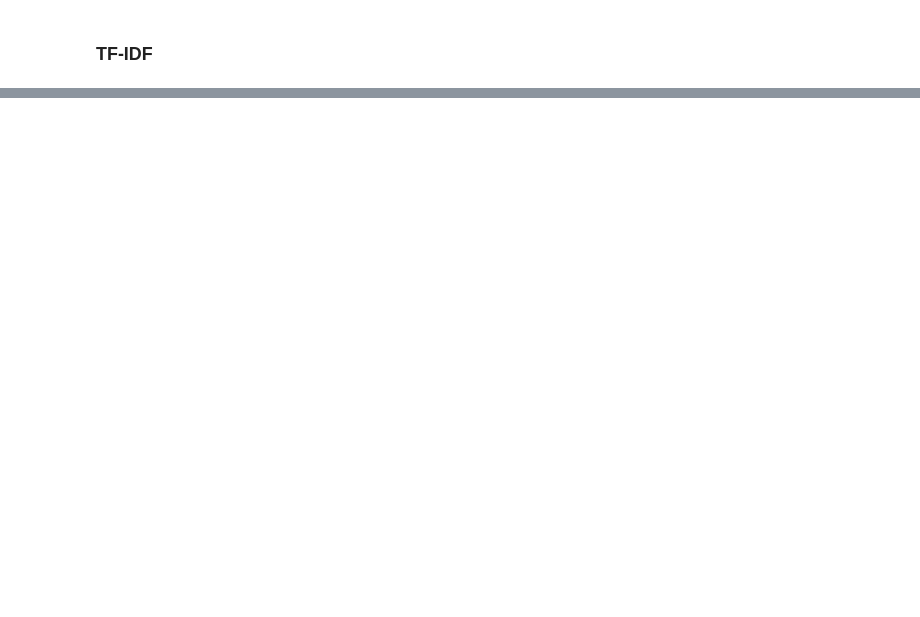
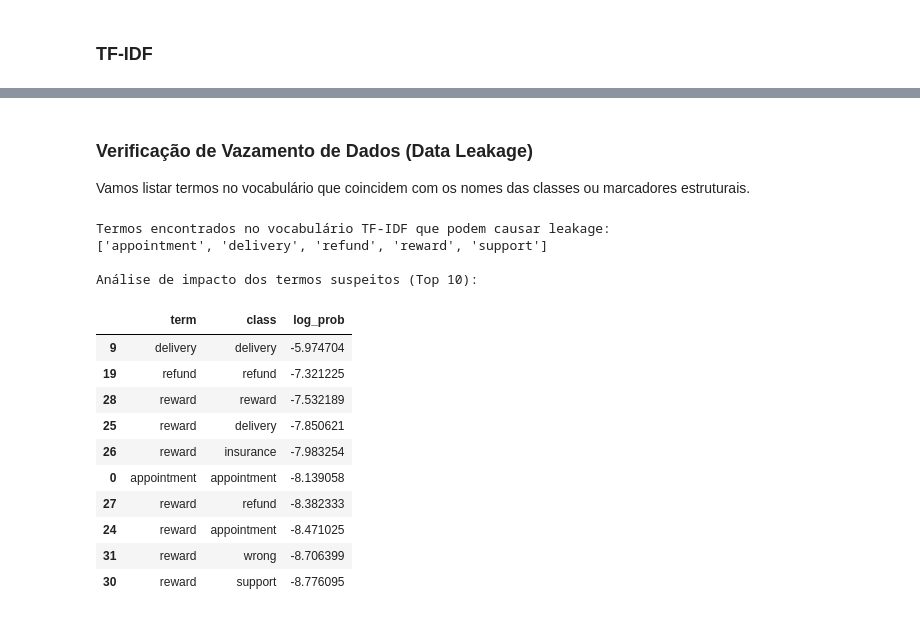
Before and after one commit to Joaoplims/NLP-HandsOn, a Jupyter notebook: HOF02/HOF02_IntentionalityFilter.ipynb, the cells around one changed output, grey strips where cells are left out. Saved outputs shown, nothing was run; the diff lists cells and outputs as text; code cells hidden in the pictures; blank space fills up the shorter version.

```diff
--- a/HOF02/HOF02_IntentionalityFilter.ipynb
+++ b/HOF02/HOF02_IntentionalityFilter.ipynb
@@ -618,0 +487,17 @@ Nomes de classes encontrados no vocabulário do TF-IDF: ['appointment', 'deliver
+# %%
+import numpy as np
+
+# Obtendo as classes e os nomes das features (palavras)
+classes = final_nb_model.classes_
+feature_names = tfidf_vectorizer.get_feature_names_out()
+
+print("--- Top 10 Palavras Determinantes por Categoria ---")
+
+# Para cada classe, encontramos as palavras com as maiores probabilidades logarítmicas
+for i, class_label in enumerate(classes):
+    top10_indices = np.argsort(final_nb_model.feature_log_prob_[i])[-10:]
+    top10_features = [feature_names[idx] for idx in top10_indices]
+    print(f"\n[{class_label.upper()}]:")
+    print(", ".join(reversed(top10_features)))
+
+print("\nSe palavras como 'suspect', 'innocent' ou nomes repetitivos aparecerem no topo, o modelo está enviesado pela estrutura do dataset sintético.")
@@ -618,0 +522,50 @@ Nomes de classes encontrados no vocabulário do TF-IDF: ['appointment', 'deliver
+# %% [markdown]
+### Verificação de Vazamento de Dados (Data Leakage)
+Vamos listar termos no vocabulário que coincidem com os nomes das classes ou marcadores estruturais.
+# %%
+import pandas as pd
+
+# Lista de suspeitos: nomes das classes e marcadores estruturais
+classes_names = [c.lower() for c in final_nb_model.classes_]
+structural_markers = ['suspect', 'innocent']
+
+vocabulary = tfidf_vectorizer.get_feature_names_out()
+
+# Procurando por esses termos exatos no vocabulário
+leaked_terms = [word for word in vocabulary if word in classes_names or word in structural_markers]
+
+print(f"Termos encontrados no vocabulário TF-IDF que podem causar leakage:\n{leaked_terms}")
+
+# Verificando a importância desses termos especificamente
+feature_log_probs = final_nb_model.feature_log_prob_
+
+leakage_analysis = []
+for term in leaked_terms:
+    idx = tfidf_vectorizer.vocabulary_.get(term)
+    # Verificando em qual classe esse termo é mais forte
+    for i, class_label in enumerate(final_nb_model.classes_):
+        leakage_analysis.append({
+            'term': term,
+            'class': class_label,
+            'log_prob': feature_log_probs[i][idx]
+        })
+
+leak_df = pd.DataFrame(leakage_analysis).sort_values(by='log_prob', ascending=False)
+print("\nAnálise de impacto dos termos suspeitos (Top 10):")
+display(leak_df.head(10))
+# %% [output]
+Termos encontrados no vocabulário TF-IDF que podem causar leakage:
+['appointment', 'delivery', 'refund', 'reward', 'support']
+
+Análise de impacto dos termos suspeitos (Top 10):
+|  | term | class | log_prob |
+| 9 | delivery | delivery | -5.974704 |
+| 19 | refund | refund | -7.321225 |
+| 28 | reward | reward | -7.532189 |
+| 25 | reward | delivery | -7.850621 |
+| 26 | reward | insurance | -7.983254 |
+| 0 | appointment | appointment | -8.139058 |
+| 27 | reward | refund | -8.382333 |
+| 24 | reward | appointment | -8.471025 |
+| 31 | reward | wrong | -8.706399 |
+| 30 | reward | support | -8.776095 |
```
Also changed, not shown: parts of 29 cells of this notebook.
